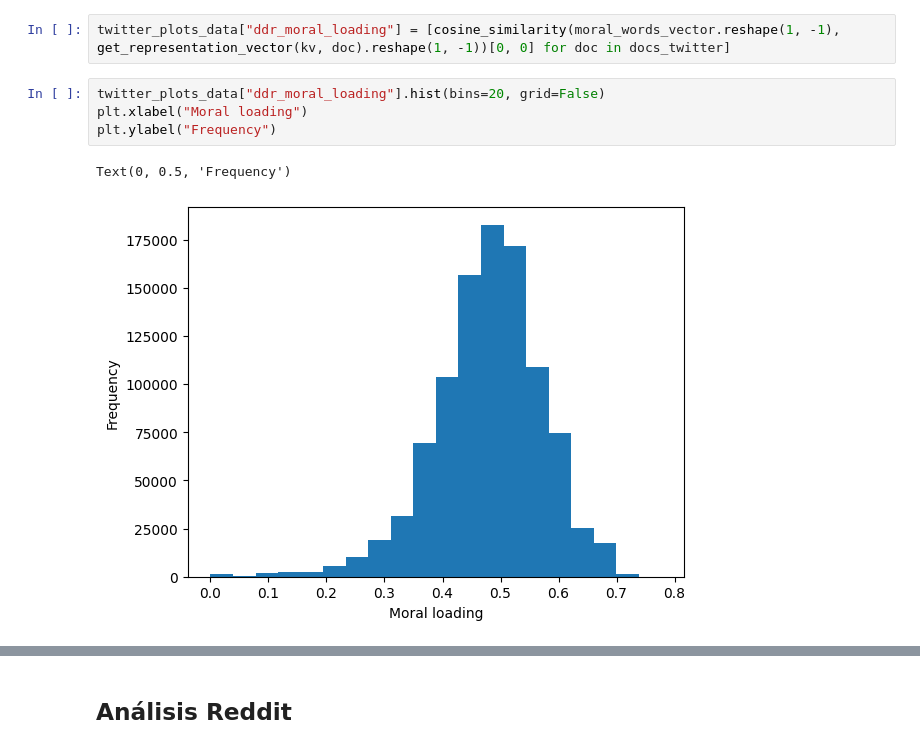
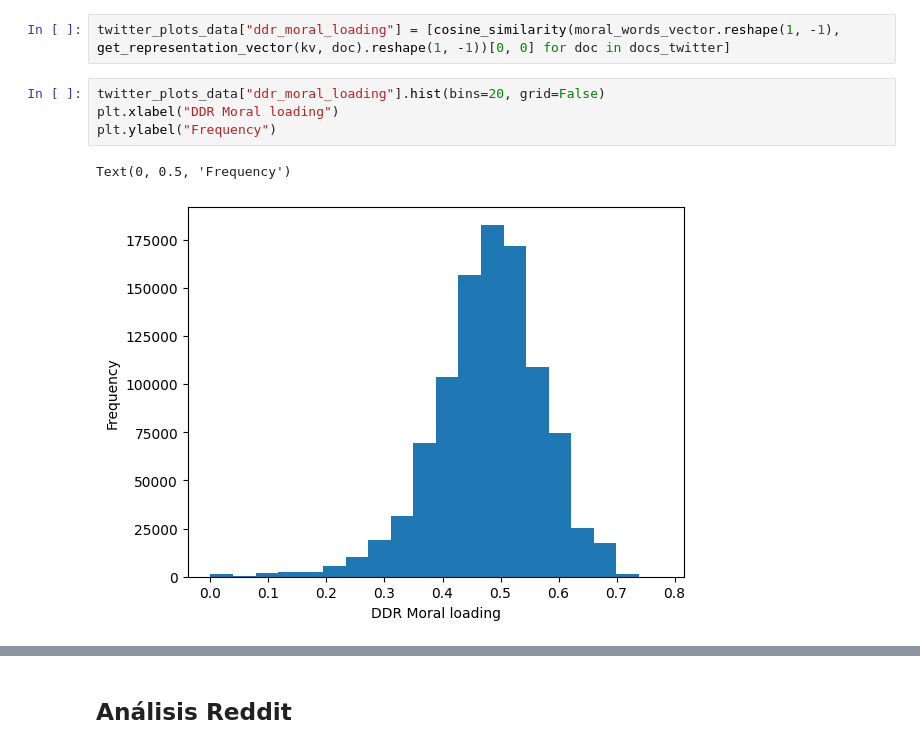
Before and after one commit to DiegoLeonG96/Scaling-laws-in-moral-dynamics-on-social-media, a Jupyter notebook: Exploration.ipynb, the cells around one changed output, grey strips where cells are left out. Drawn from its saved outputs; the diff is of its cells as text.

```diff
--- a/Exploration.ipynb
+++ b/Exploration.ipynb
@@ -697,10 +700,10 @@ plt.show()
 twitter_plots_data["ddr_moral_loading"] = [cosine_similarity(moral_words_vector.reshape(1, -1), get_representation_vector(kv, doc).reshape(1, -1))[0, 0] for doc in docs_twitter]
 # %%
 twitter_plots_data["ddr_moral_loading"].hist(bins=20, grid=False)
-plt.xlabel("Moral loading")
+plt.xlabel("DDR Moral loading")
 plt.ylabel("Frequency")
 # %% [output]
 Text(0, 0.5, 'Frequency')
-[figure, old version]
+[figure, new version]
 # %%
 fig, axes = plot_topics_grid(twitter_plots_data,
```
Also changed, not shown: parts of 26 cells of this notebook.
